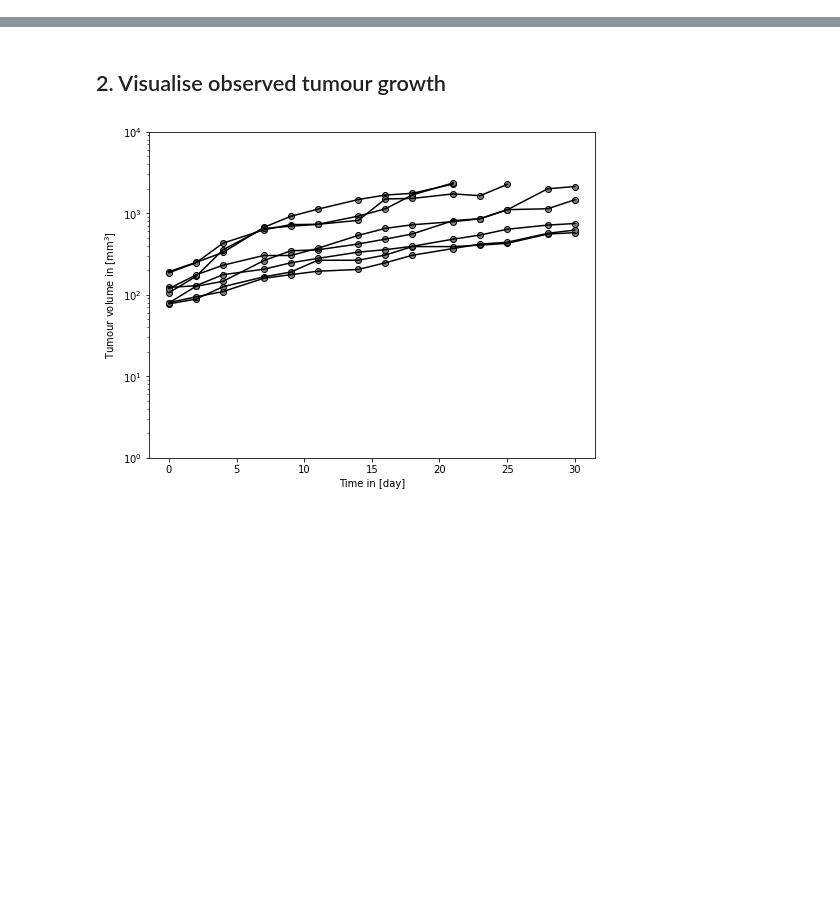
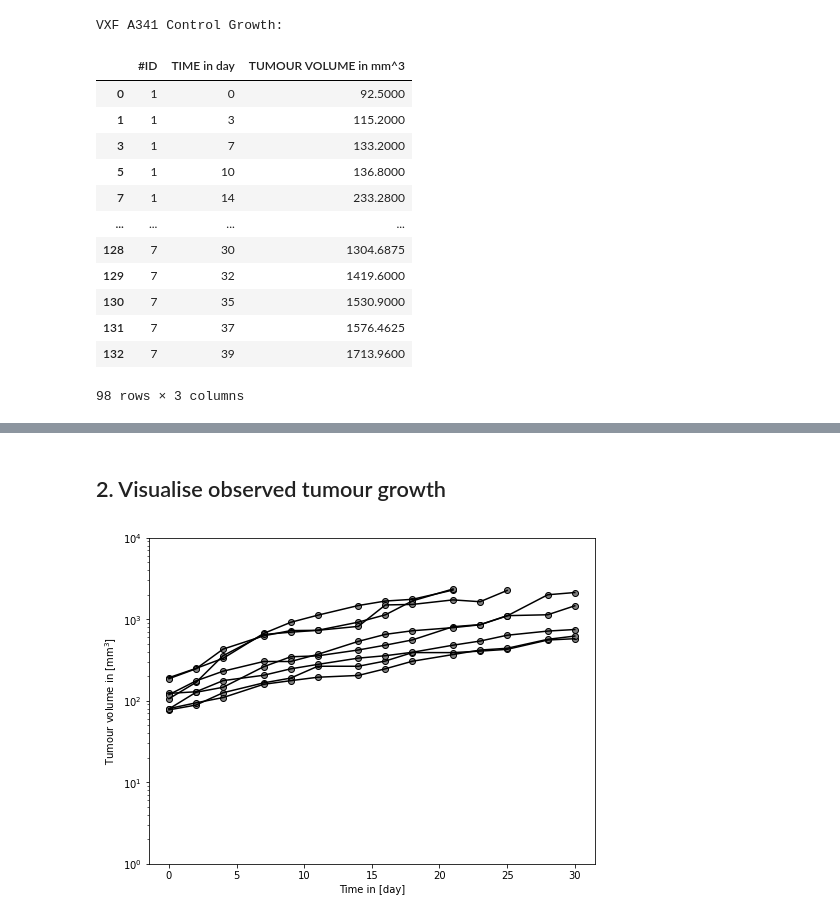
Before and after one commit to DavAug/ErlotinibGefitinib, a Jupyter notebook: control_growth_analysis.ipynb, the cells around one changed output, grey strips where cells are left out. Drawn from its saved outputs; the diff is of its cells as text; code cells hidden in the pictures; blank space fills up the shorter version.

```diff
--- a/control_growth_analysis.ipynb
+++ b/control_growth_analysis.ipynb
@@ -42,0 +174,55 @@ data
+# %%
+#
+# Create VXF A341 data from raw data set.
+#
+import os
+import pandas as pd
+
+# Import LXF A677 data
+path = os.getcwd()  # to make import independent of local path structure
+vxf_data_raw = pd.read_csv(path + '/data/Ctrl_Growth_VXF.csv', sep=';')
+
+# Make sure that data is stored as numeric data
+vxf_data = vxf_data_raw.apply(pd.to_numeric, errors='coerce')
+
+# Mask data for rows where TUMOR and YTV coincide
+vxf_data = vxf_data[vxf_data['TUMOR'].notnull()]
+
+# Rename TUMOR to TUMOUR VOLUME in mm^3
+vxf_data = vxf_data.rename(columns={'TUMOR': 'TUMOUR VOLUME in mm^3'})
+
+# Rename TIME to TIME in day
+vxf_data = vxf_data.rename(columns={'TIME': 'TIME in day'})
+
+# Raise error if DOSE, ADDL or II are not uni-valued
+if len(vxf_data['DOSE'].unique()) > 1:
+    raise ValueError
+if len(vxf_data['ADDL'].unique()) > 1:
+    raise ValueError
+if len(vxf_data['II'].unique()) > 1:
+    raise ValueError
+
+# Keep only #ID, TIME and TUMOUR VOLUME column
+vxf_data = vxf_data[['#ID', 'TIME in day', 'TUMOUR VOLUME in mm^3']]
+
+# Delete raw data from memory
+del vxf_data_raw
+
+# Display cleaned data set
+print('VXF A341 Control Growth:')
+vxf_data
+# %% [output]
+VXF A341 Control Growth:
+|  | #ID | TIME in day | TUMOUR VOLUME in mm^3 |
+| 0 | 1 | 0 | 92.5000 |
+| 1 | 1 | 3 | 115.2000 |
+| 3 | 1 | 7 | 133.2000 |
+| 5 | 1 | 10 | 136.8000 |
+| 7 | 1 | 14 | 233.2800 |
+| ... | ... | ... | ... |
+| 128 | 7 | 30 | 1304.6875 |
+| 129 | 7 | 32 | 1419.6000 |
+| 130 | 7 | 35 | 1530.9000 |
+| 131 | 7 | 37 | 1576.4625 |
+| 132 | 7 | 39 | 1713.9600 |
+98 rows × 3 columns
```
Also changed, not shown: parts of 11 cells of this notebook, 1 other file.
